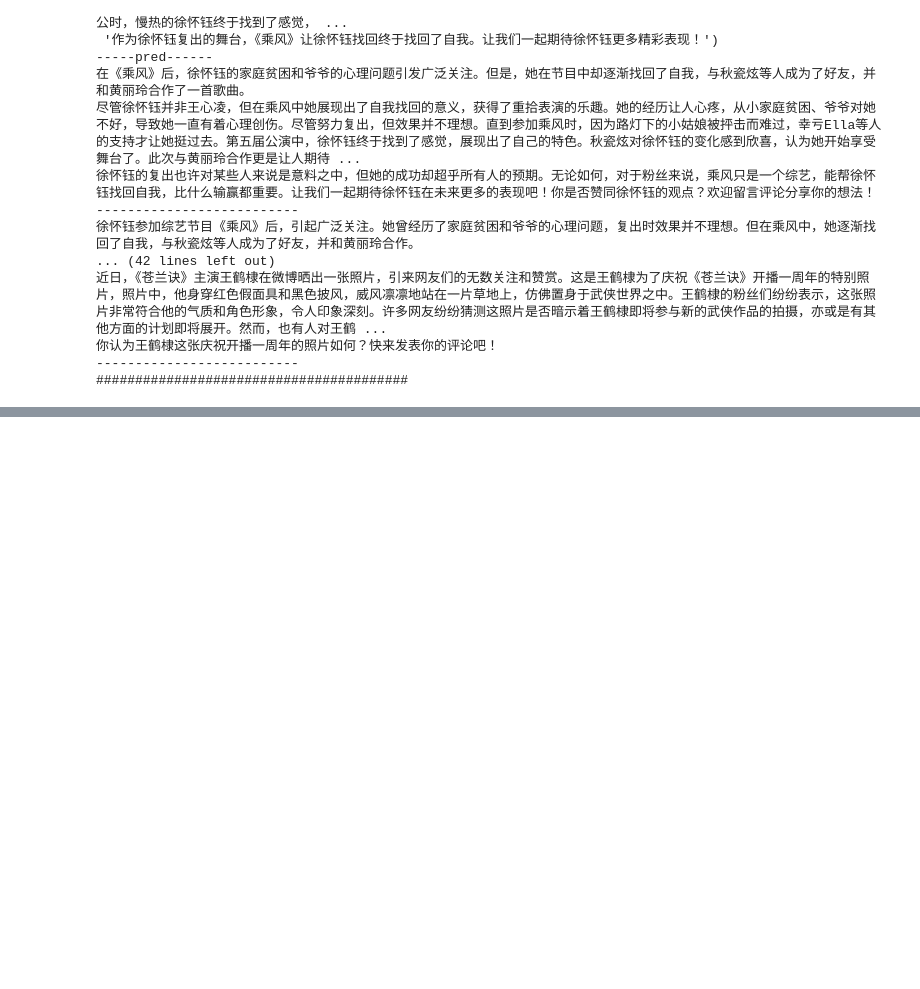
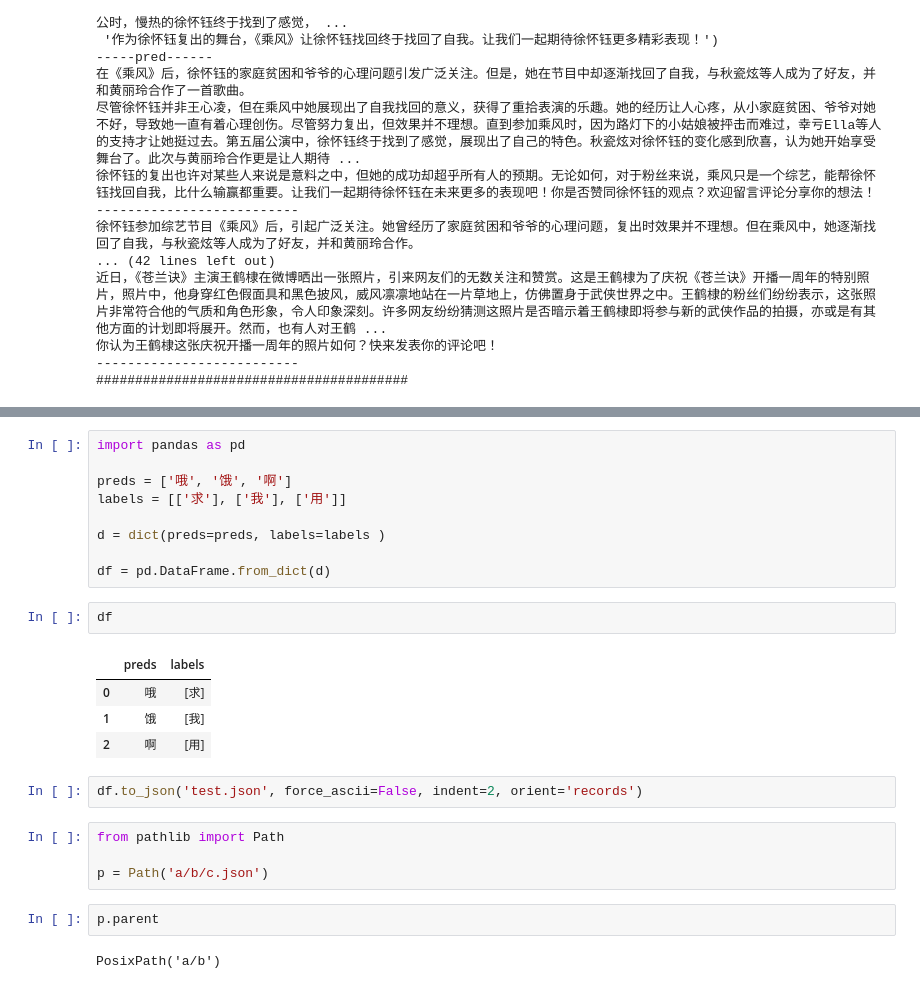
Before and after one commit to JJVVVV/train_llms, a Jupyter notebook: infer.ipynb, the cells around one changed output, grey strips where cells are left out. Saved outputs shown, nothing was run; the diff lists cells and outputs as text; blank space fills up the shorter version.

```diff
--- a/infer.ipynb
+++ b/infer.ipynb
@@ -167,0 +221,26 @@ for i in range(4):
+# %%
+import pandas as pd
+
+preds = ['哦', '饿', '啊']
+labels = [['求'], ['我'], ['用']]
+
+d = dict(preds=preds, labels=labels )
+
+df = pd.DataFrame.from_dict(d)
+# %%
+df
+# %% [output]
+|  | preds | labels |
+| 0 | 哦 | [求] |
+| 1 | 饿 | [我] |
+| 2 | 啊 | [用] |
+# %%
+df.to_json('test.json', force_ascii=False, indent=2, orient='records')
+# %%
+from pathlib import Path
+
+p = Path('a/b/c.json')
+# %%
+p.parent
+# %% [output]
+PosixPath('a/b')
```
Also changed, not shown: parts of 2 cells of this notebook, 6 other files.
